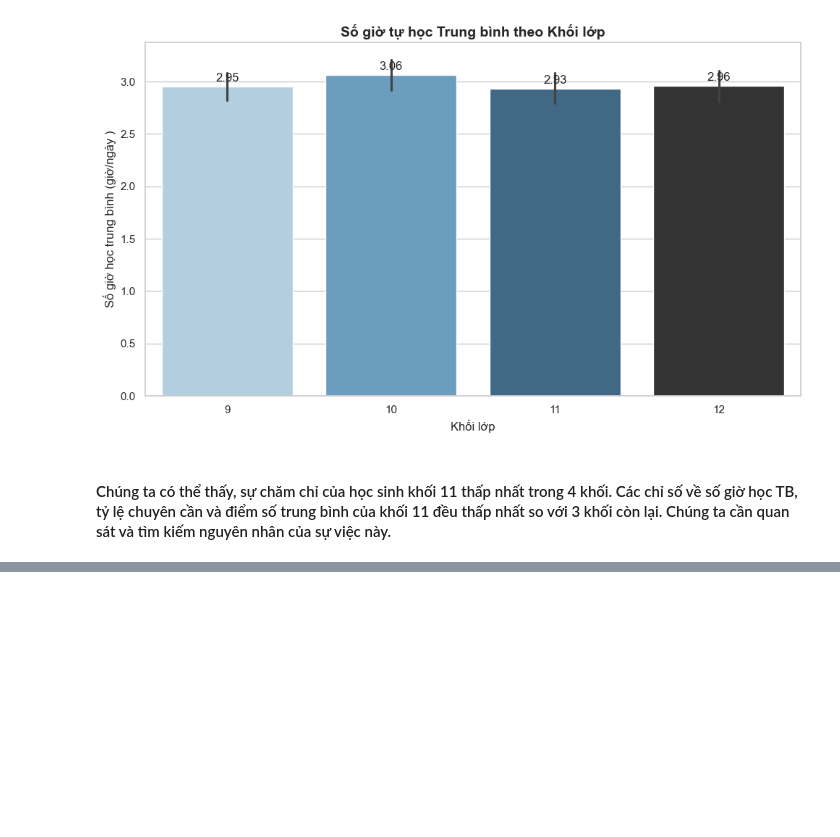
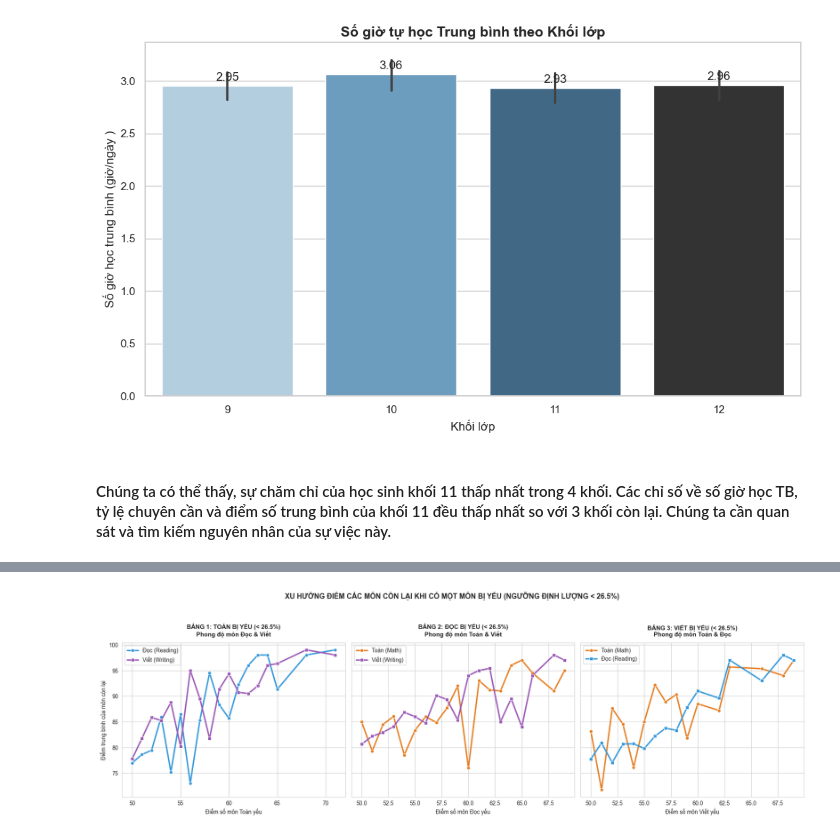
Before and after one commit to EnbacMig21/duan_datahsinh, a Jupyter notebook: phan_tich_data.ipynb, the cells around one changed output, grey strips where cells are left out. Drawn from its saved outputs; the diff is of its cells as text; code cells hidden in the pictures; blank space fills up the shorter version.

```diff
--- a/phan_tich_data.ipynb
+++ b/phan_tich_data.ipynb
@@ -1959,0 +1238,63 @@ PhD                       52.4       47.6
+# %%
+import pandas as pd
+import matplotlib.pyplot as plt
+import seaborn as sns
+
+# 1. Đọc file báo cáo dữ liệu của bạn
+df = pd.read_csv('Bao_Cao_Du_Doan_Hoc_Sinh.csv')
+df.columns = df.columns.str.strip().str.lower()
+
+# Đảm bảo điểm số là số nguyên để làm trục hoành (trục X) không bị lẻ
+df['math_score'] = df['math_score'].round().astype(int)
+df['reading_score'] = df['reading_score'].round().astype(int)
+df['writing_score'] = df['writing_score'].round().astype(int)
+
+# ==========================================================
+# THỰC HIỆN LOGIC TÍNH TOÁN CỦA BẠN (Hệ số 0.265)
+# ==========================================================
+df['total_score'] = df['math_score'] + df['reading_score'] + df['writing_score']
+df['math_low'] = df['math_score'] < (0.265 * df['total_score'])
+df['reading_low'] = df['reading_score'] < (0.265 * df['total_score'])
+df['writing_low'] = df['writing_score'] < (0.265 * df['total_score'])
+
+# Khởi tạo khung hình 3 bảng (1 dòng, 3 cột)
+fig, axes = plt.subplots(1, 3, figsize=(18, 5.5), sharey=True)
+sns.set_style("whitegrid")
+
+# --- BẢNG 1: KHI MÔN TOÁN BỊ YẾU (math_low == True) ---
+df_m_low = df[df['math_low'] == True]
+# Gom nhóm theo điểm Toán để tính trung bình môn Đọc và Viết tương ứng
+m_grouped = df_m_low.groupby('math_score')[['reading_score', 'writing_score']].mean().reset_index()
+
+sns.lineplot(data=m_grouped, x='math_score', y='reading_score', marker='o', color='#3498db', label='Đọc (Reading)', ax=axes[0], linewidth=2.5)
+sns.lineplot(data=m_grouped, x='math_score', y='writing_score', marker='s', color='#9b59b6', label='Viết (Writing)', ax=axes[0], linewidth=2.5)
+axes[0].set_title('BẢNG 1: TOÁN BỊ YẾU (< 26.5%)\nPhong độ môn Đọc & Viết', fontsize=11, fontweight='bold', pad=12)
+axes[0].set_xlabel('Điểm số môn Toán yếu', fontsize=10)
+axes[0].set_ylabel('Điểm trung bình của môn còn lại', fontsize=10)
+
+# --- BẢNG 2: KHI MÔN ĐỌC BỊ YẾU (reading_low == True) ---
+df_r_low = df[df['reading_low'] == True]
+r_grouped = df_r_low.groupby('reading_score')[['math_score', 'writing_score']].mean().reset_index()
+
+sns.lineplot(data=r_grouped, x='reading_score', y='math_score', marker='o', color='#e67e22', label='Toán (Math)', ax=axes[1], linewidth=2.5)
+sns.lineplot(data=r_grouped, x='reading_score', y='writing_score', marker='s', color='#9b59b6', label='Viết (Writing)', ax=axes[1], linewidth=2.5)
+axes[1].set_title('BẢNG 2: ĐỌC BỊ YẾU (< 26.5%)\nPhong độ môn Toán & Viết', fontsize=11, fontweight='bold', pad=12)
+axes[1].set_xlabel('Điểm số môn Đọc yếu', fontsize=10)
+axes[1].set_ylabel('')
+
+# --- BẢNG 3: KHI MÔN VIẾT BỊ YẾU (writing_low == True) ---
+df_w_low = df[df['writing_low'] == True]
+w_grouped = df_w_low.groupby('writing_score')[['math_score', 'reading_score']].mean().reset_index()
+
+sns.lineplot(data=w_grouped, x='writing_score', y='math_score', marker='o', color='#e67e22', label='Toán (Math)', ax=axes[2], linewidth=2.5)
+sns.lineplot(data=w_grouped, x='writing_score', y='reading_score', marker='s', color='#3498db', label='Đọc (Reading)', ax=axes[2], linewidth=2.5)
+axes[2].set_title('BẢNG 3: VIẾT BỊ YẾU (< 26.5%)\nPhong độ môn Toán & Đọc', fontsize=11, fontweight='bold', pad=12)
+axes[2].set_xlabel('Điểm số môn Viết yếu', fontsize=10)
+axes[2].set_ylabel('')
+
+# --- CĂN CHỈNH BỐ CỤC ---
+plt.suptitle('XU HƯỚNG ĐIỂM CÁC MÔN CÒN LẠI KHI CÓ MỘT MÔN BỊ YẾU (NGƯỠNG ĐỊNH LƯỢNG < 26.5%)', fontsize=13, fontweight='bold', y=1.05)
+plt.tight_layout()
+plt.show()
+# %% [output]
+[figure, added]
```
Also changed, not shown: parts of 19 cells of this notebook.
